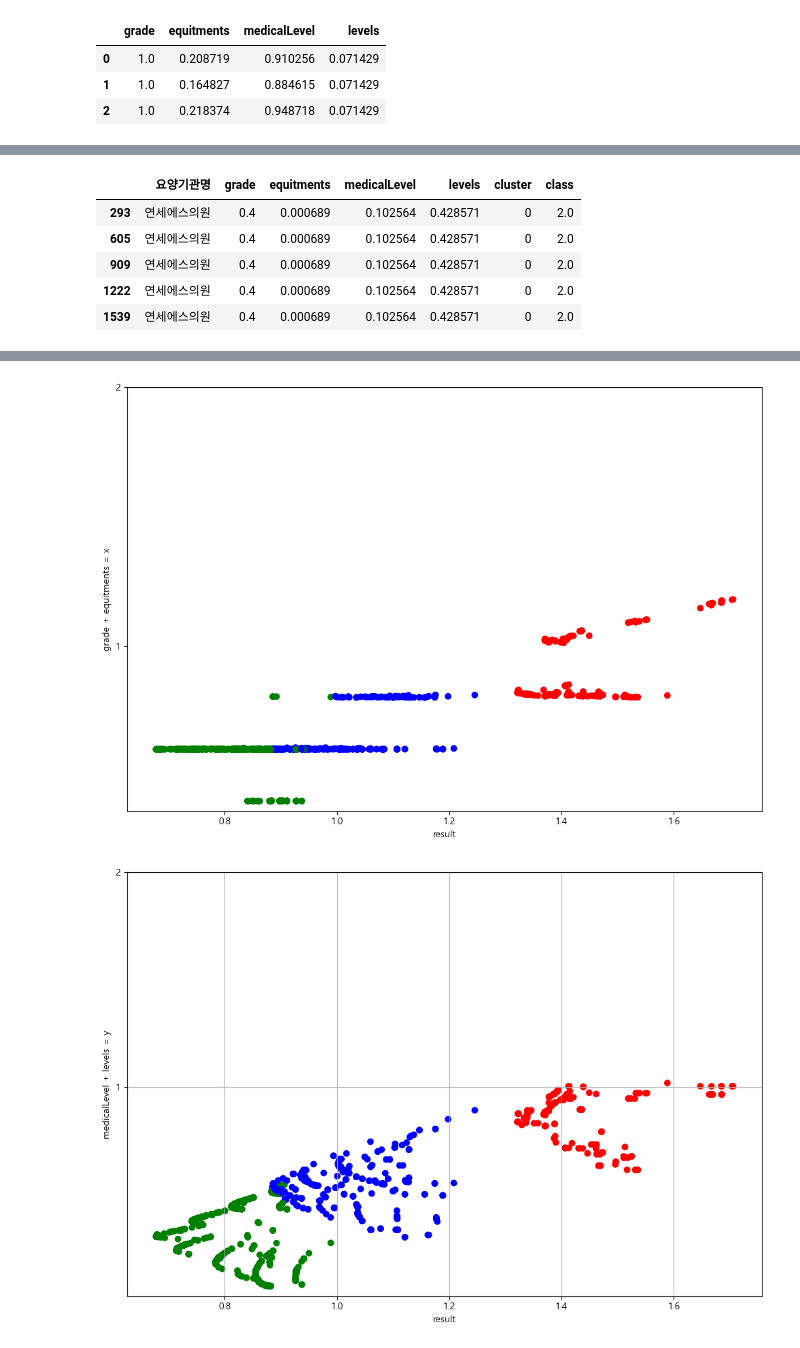
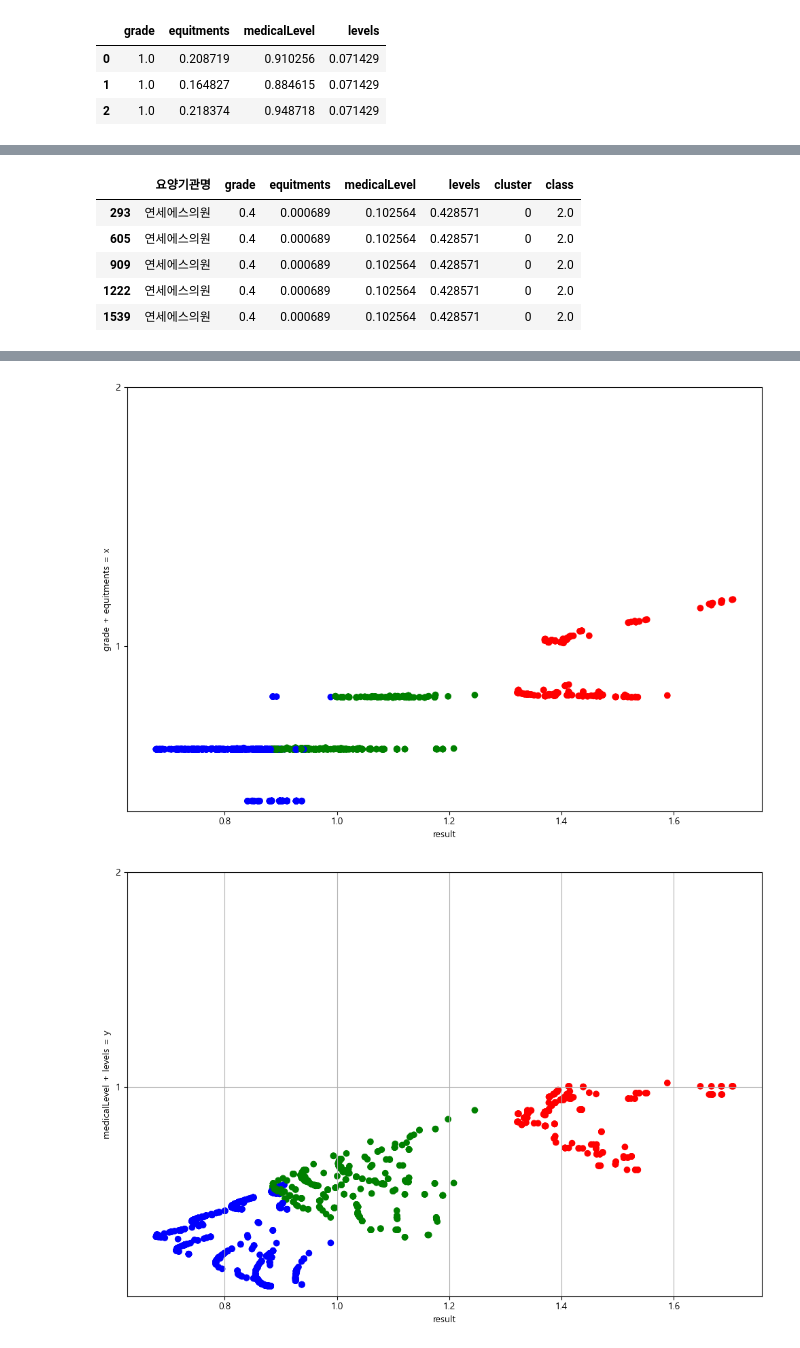
Before and after one commit to fenpon/Machine-Learning-Project1, a Jupyter notebook: hospitalModel.ipynb, the cells around one changed output, grey strips where cells are left out. Drawn from its saved outputs; the diff is of its cells as text; code cells hidden in the pictures.

```diff
--- a/hospitalModel.ipynb
+++ b/hospitalModel.ipynb
@@ -547,7 +547,7 @@ import script.common
 
 
 classes = ['상','중','하']
-colors = ['b','g','r']
+colors = ['r','g','b']
 
 kmeans = KMeans(n_clusters=3, random_state=42)  # 3개의 클러스터로 나누기
 merged_df['cluster'] = kmeans.fit_predict(trainDf)
@@ -597,7 +597,7 @@ display(bottom[['요양기관명','grade','equitments','medicalLevel','levels','
 #의료 품질관련 지표가 필요할듯
 #평가가 안된 작은 의원이 많아 이를 세세하게평가하려면 건강보험 당가등을 봐야할듯
 
-color_map = [colors[int(cls) - 1] for cls in merged_df['class']]  # 클래스가 1부터 시작하므로 -1
+color_map = [colors[int(cls) ] for cls in merged_df['class']]  # 클래스가 1부터 시작하므로 -1
 
 
 script.common.look3ND(merged_df,colPlot,[],color_map,'')
@@ -651,5 +651,5 @@ array([[0.58538588, 0.01775468, 0.10786388, 0.27131715],
-[figure, old version]
+[figure, new version]
-[figure, old version]
+[figure, new version]
 # %%
 merged_df[merged_df['class'] == 0]
 # %% [output]
```
Also changed, not shown: parts of 4 cells of this notebook, 9 other files.
